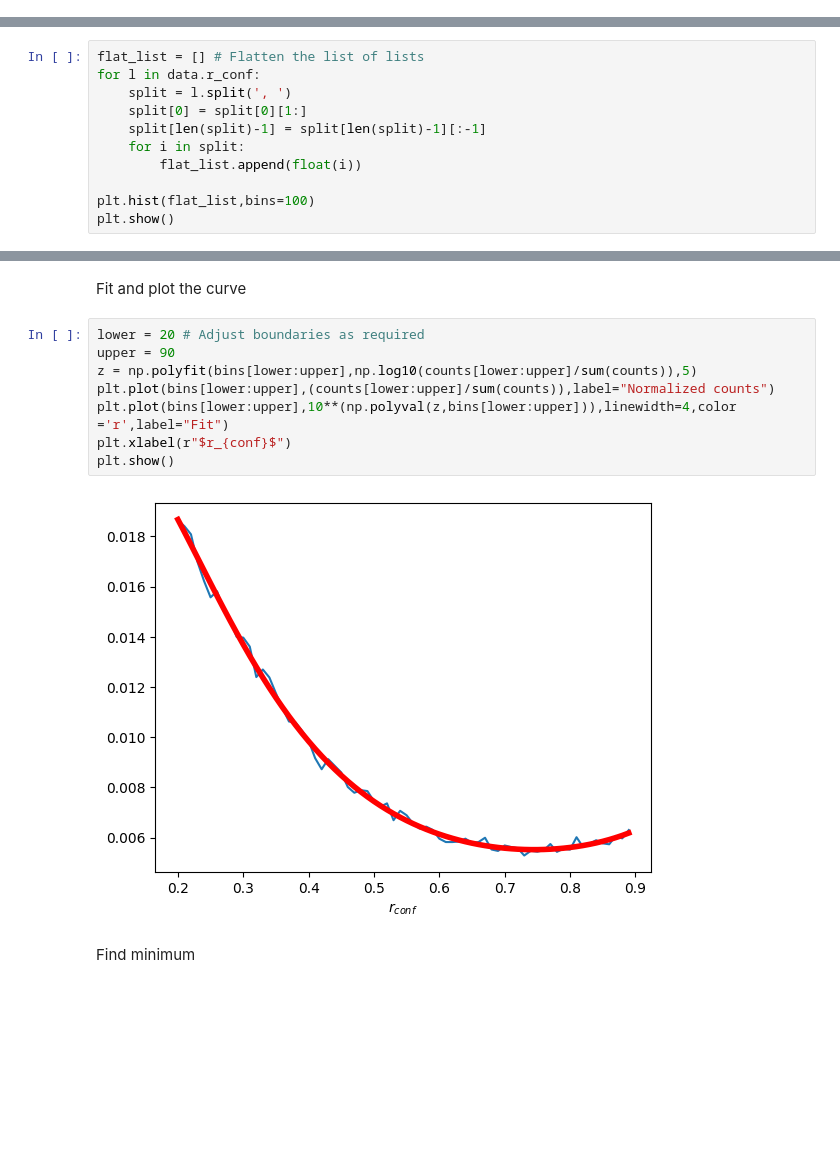
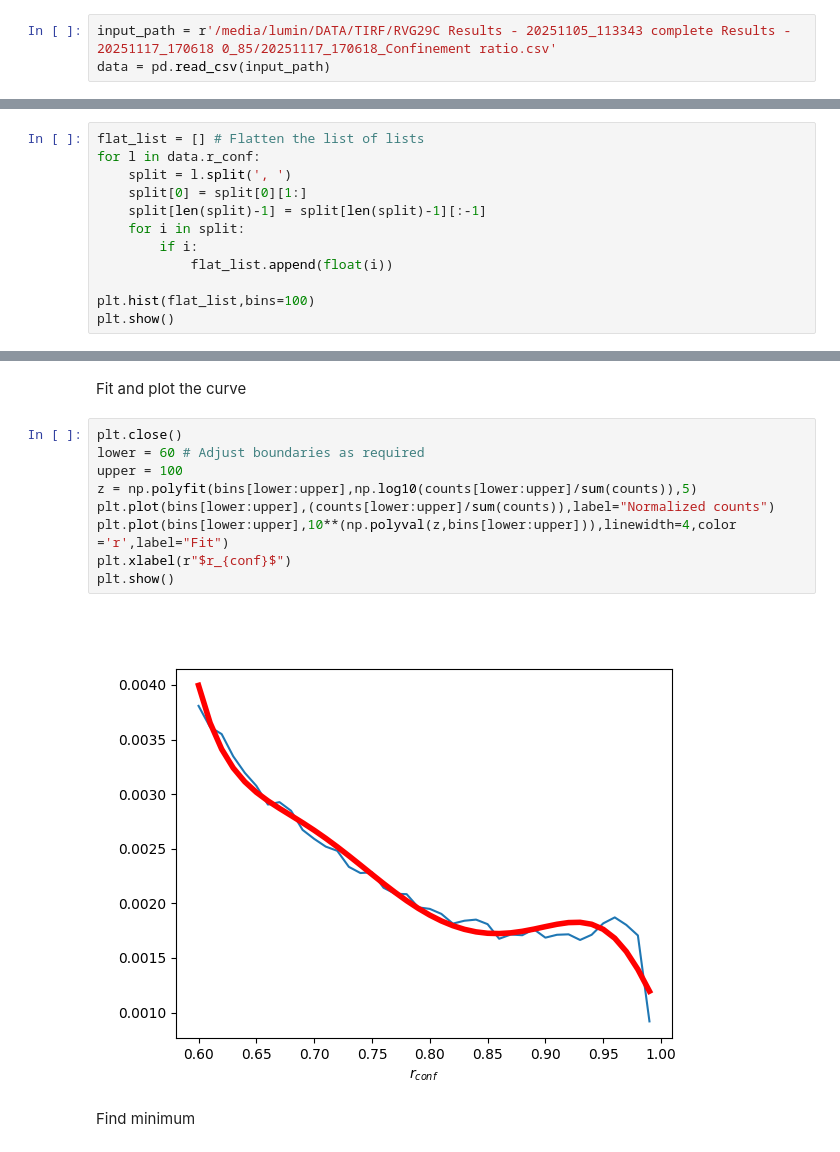
Before and after one commit to biophotlumin/mint, a Jupyter notebook: notebooks/rconf.ipynb, the cells around one changed output, grey strips where cells are left out. Cells and saved outputs as stored; diff of their text form; blank space fills up the shorter version.

```diff
--- a/notebooks/rconf.ipynb
+++ b/notebooks/rconf.ipynb
@@ -23 +26,4 @@ input_path = r'/media/lumin/DATA/VAMP2 vesicles/CONVERTED Results - 20241007_194
 data = pd.read_csv(input_path)
+# %%
+input_path = r'/media/lumin/DATA/TIRF/RVG29C Results - 20251105_113343 complete Results - 20251117_170618 0_85/20251117_170618_Confinement ratio.csv'
+data = pd.read_csv(input_path)
@@ -28,7 +36,8 @@ for l in data.r_conf:
     split[0] = split[0][1:]
     split[len(split)-1] = split[len(split)-1][:-1]
     for i in split:
-        flat_list.append(float(i))
+        if i:
+            flat_list.append(float(i))
 
 plt.hist(flat_list,bins=100)
 plt.show()
@@ -62,15 +74,16 @@ plt.show()
 # %% [markdown]
 Fit and plot the curve
 # %%
-lower = 20 # Adjust boundaries as required
-upper = 90
+plt.close()
+lower = 60 # Adjust boundaries as required
+upper = 100
 z = np.polyfit(bins[lower:upper],np.log10(counts[lower:upper]/sum(counts)),5)
 plt.plot(bins[lower:upper],(counts[lower:upper]/sum(counts)),label="Normalized counts")
 plt.plot(bins[lower:upper],10**(np.polyval(z,bins[lower:upper])),linewidth=4,color ='r',label="Fit")
 plt.xlabel(r"$r_{conf}$")
 plt.show()
 # %% [output]
-[figure, old version]
+[figure, new version]
 # %% [markdown]
 Find minimum
 # %%
```
Also changed, not shown: parts of 16 cells of this notebook, 28 other files.
